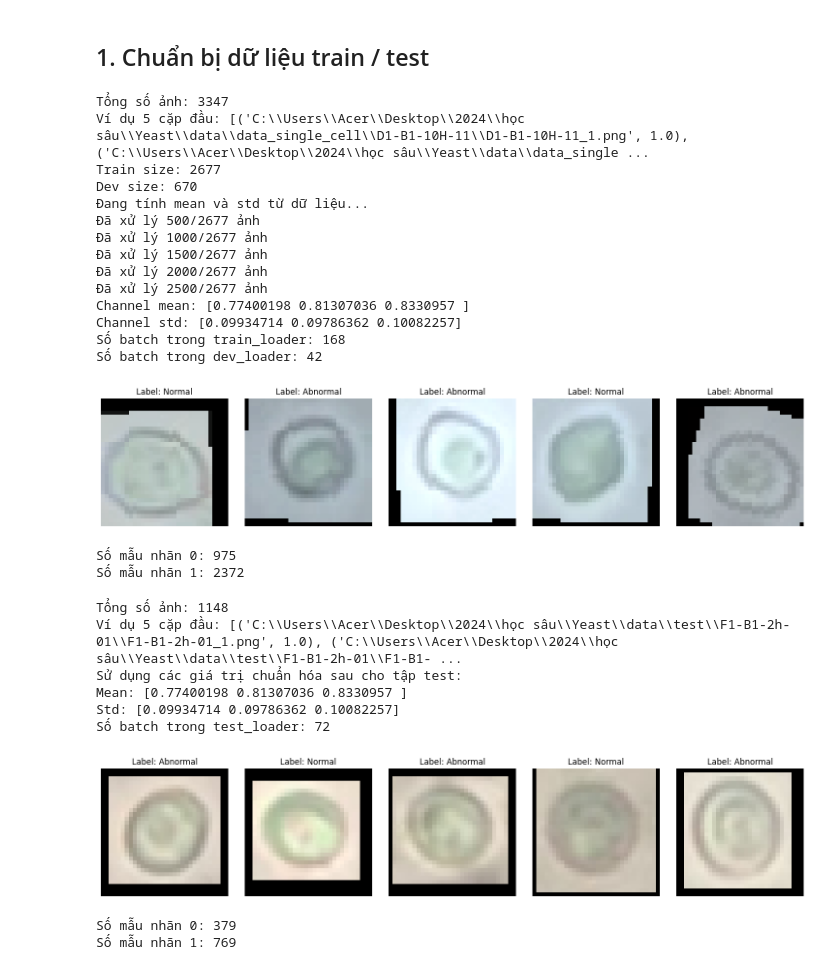
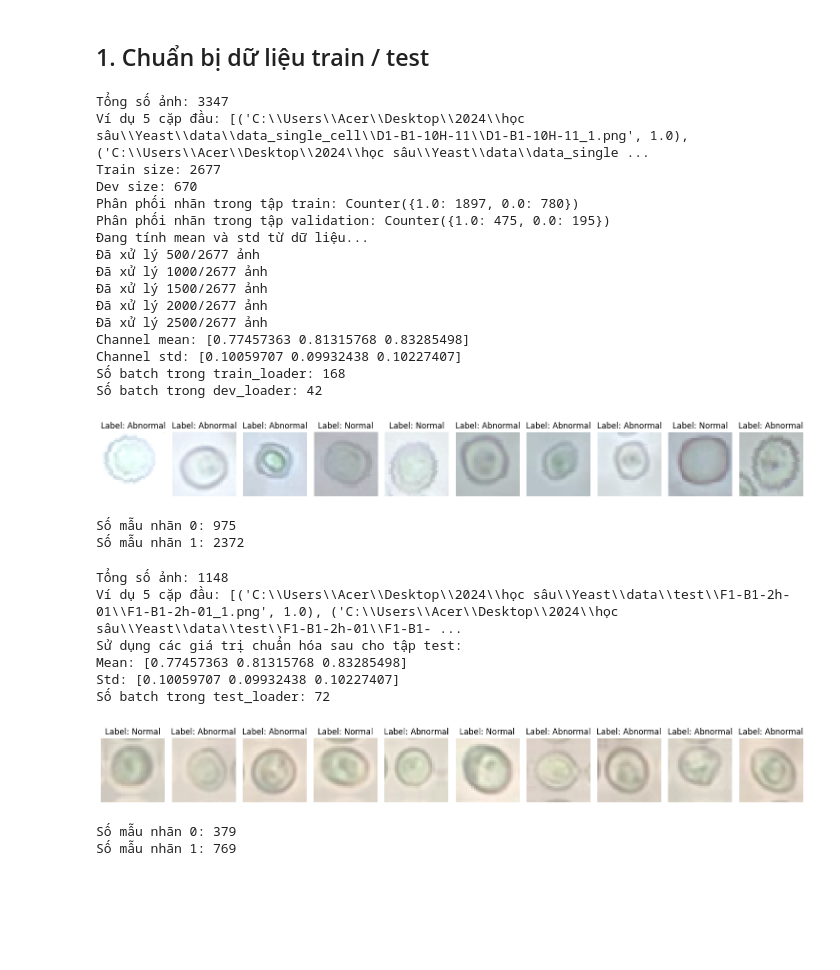
Before and after one commit to thaisvsthinhs/Yeast_classification, a Jupyter notebook: ResNet-32.ipynb, the cells around one changed output. Saved outputs shown, nothing was run; the diff lists cells and outputs as text; code cells hidden in the pictures; blank space fills up the shorter version.

```diff
--- a/ResNet-32.ipynb
+++ b/ResNet-32.ipynb
@@ -10,6 +24,7 @@ import torch
 from torch.utils.data import Dataset, DataLoader
 from PIL import Image
 import torchvision.transforms as T
+from collections import Counter
 
 root_dir = r"C:\Users\Acer\Desktop\2024\học sâu\Yeast\data\data_single_cell"
 
@@ -70,9 +85,18 @@ for folder in folders:
 print("Tổng số ảnh:", len(all_pairs))
 print("Ví dụ 5 cặp đầu:", all_pairs[:5])
 
-train, dev = train_test_split(all_pairs, test_size=0.2, random_state=42)
+labels = [label for _, label in all_pairs]
+
+
+train, dev = train_test_split(all_pairs, test_size=0.2, random_state=42, stratify=labels)
 print("Train size:", len(train))
 print("Dev size:", len(dev))
+
+# Kiểm tra phân phối nhãn sau khi chia
+train_labels = [label for _, label in train]
+dev_labels = [label for _, label in dev]
+print("Phân phối nhãn trong tập train:", Counter(train_labels))
+print("Phân phối nhãn trong tập validation:", Counter(dev_labels))
 
 # Trước khi tạo transform, tính mean và std thực tế từ dữ liệu
 def compute_mean_std(image_paths, img_size=(32, 32)):
@@ -130,22 +154,33 @@ channel_mean, channel_std = compute_mean_std(train)
 print(f"Channel mean: {channel_mean}")
 print(f"Channel std: {channel_std}")
 
-# Định nghĩa transform mạnh hơn với giá trị mean và std thực tế
 train_transform = T.Compose([
-    T.CenterCrop((32, 32)),
-    T.RandomHorizontalFlip(p=0.5),
-    T.RandomVerticalFlip(p=0.3),
-    T.RandomRotation(30),
-    T.ColorJitter(brightness=0.2, contrast=0.2, saturation=0.1),
-    T.RandomAffine(degrees=0, translate=(0.1, 0.1), scale=(0.9, 1.1)),
+    # 1) Pad đủ lớn để cover mọi rotate/affine
+    T.Pad(8, padding_mode='reflect'),
+
+    # 2) Các biến đổi hình học có thể sinh vùng out-of-bounds
+    T.RandomRotation(15),
+    T.RandomAffine(0, translate=(0.05,0.05), scale=(0.95,1.05)),
+
+    # 3) Crop về 32×32 để cắt bỏ vùng padding
+    T.CenterCrop(32),
+
+    # 4) Phần augmentation còn lại
+    T.RandomHorizontalFlip(0.5),
+    T.RandomVerticalFlip(0.3),
+    T.ColorJitter(0.2,0.2,0.1),
+
+    # 5) ToTensor + Normalize
     T.ToTensor(),
     T.Normalize(mean=channel_mean.tolist(), std=channel_std.tolist())
 ])
 
+
 dev_transform = T.Compose([
-    T.CenterCrop((32, 32)),
+    T.Pad(8, padding_mode='reflect'),
+    T.CenterCrop(32),
     T.ToTensor(),
-    T.Normalize(mean=channel_mean.tolist(), std=channel_std.tolist())
+    T.Normalize(mean=channel_mean.tolist(), std=channel_std.tolist())  # Sử dụng các giá trị đã tính
 ])
 
 # Định nghĩa hàm mixup cho data augmentation
@@ -208,7 +243,7 @@ print("Số batch trong train_loader:", len(train_loader))
 print("Số batch trong dev_loader:", len(dev_loader))
 
 # Tạo hàm trợ giúp hiển thị ảnh sau khi augmentation
-def show_augmented_images(dataset, num_images=5):
+def show_augmented_images(dataset, num_images=10):
     """Hiển thị một số ảnh đã qua augmentation"""
     import matplotlib.pyplot as plt
 
@@ -222,36 +257,38 @@ def show_augmented_images(dataset, num_images=5):
 
         # Đưa về khoảng [0,1] để hiển thị
         mean = torch.tensor(channel_mean).view(1, 1, 3)
         std = torch.tensor(channel_std).view(1, 1, 3)
         img = img * std + mean
         img = torch.clamp(img, 0, 1)
 
         plt.subplot(1, num_images, i+1)
         plt.imshow(img)
         plt.title(f"Label: {'Normal' if label==0 else 'Abnormal'}")
         plt.axis('off')
 
     plt.tight_layout()
     plt.show()
 
 # Hiển thị một số ảnh đã qua augmentation
 show_augmented_images(train_dataset)
 # %% [output]
 Tổng số ảnh: 3347
 Ví dụ 5 cặp đầu: [('C:\\Users\\Acer\\Desktop\\2024\\học sâu\\Yeast\\data\\data_single_cell\\D1-B1-10H-11\\D1-B1-10H-11_1.png', 1.0), ('C:\\Users\\Acer\\Desktop\\2024\\học sâu\\Yeast\\data\\data_single ...
 Train size: 2677
 Dev size: 670
+Phân phối nhãn trong tập train: Counter({1.0: 1897, 0.0: 780})
+Phân phối nhãn trong tập validation: Counter({1.0: 475, 0.0: 195})
 Đang tính mean và std từ dữ liệu...
 Đã xử lý 500/2677 ảnh
 Đã xử lý 1000/2677 ảnh
 Đã xử lý 1500/2677 ảnh
 Đã xử lý 2000/2677 ảnh
 Đã xử lý 2500/2677 ảnh
-Channel mean: [0.77400198 0.81307036 0.8330957 ]
-Channel std: [0.09934714 0.09786362 0.10082257]
+Channel mean: [0.77457363 0.81315768 0.83285498]
+Channel std: [0.10059707 0.09932438 0.10227407]
 Số batch trong train_loader: 168
 Số batch trong dev_loader: 42
-[figure, old version]
+[figure, new version]
 # %%
 from collections import Counter
 
@@ -341,7 +378,8 @@ print("Ví dụ 5 cặp đầu:", test[:10])
 
 # Sử dụng giá trị chuẩn hóa từ tập train
 test_transform = T.Compose([
-    T.CenterCrop((32, 32)),
+    T.Pad(8, padding_mode='reflect'),
+    T.CenterCrop(32),
     T.ToTensor(),
     T.Normalize(mean=channel_mean.tolist(), std=channel_std.tolist())  # Sử dụng các giá trị đã tính
 ])
@@ -395,7 +433,7 @@ test_loader = DataLoader(
 print("Số batch trong test_loader:", len(test_loader))
 
 # Hàm hiển thị một số hình ảnh từ tập test để kiểm tra
-def show_test_images(dataset, num_images=5):
+def show_test_images(dataset, num_images=10):
     """Hiển thị một số ảnh đã được xử lý từ tập test"""
     import matplotlib.pyplot as plt
     import numpy as np
@@ -427,10 +465,10 @@ show_test_images(test_dataset)
 Tổng số ảnh: 1148
 Ví dụ 5 cặp đầu: [('C:\\Users\\Acer\\Desktop\\2024\\học sâu\\Yeast\\data\\test\\F1-B1-2h-01\\F1-B1-2h-01_1.png', 1.0), ('C:\\Users\\Acer\\Desktop\\2024\\học sâu\\Yeast\\data\\test\\F1-B1-2h-01\\F1-B1- ...
 Sử dụng các giá trị chuẩn hóa sau cho tập test:
-Mean: [0.77400198 0.81307036 0.8330957 ]
-Std: [0.09934714 0.09786362 0.10082257]
+Mean: [0.77457363 0.81315768 0.83285498]
+Std: [0.10059707 0.09932438 0.10227407]
 Số batch trong test_loader: 72
-[figure, old version]
+[figure, new version]
 # %%
 from collections import Counter
 
```
Also changed, not shown: parts of 9 cells of this notebook.
